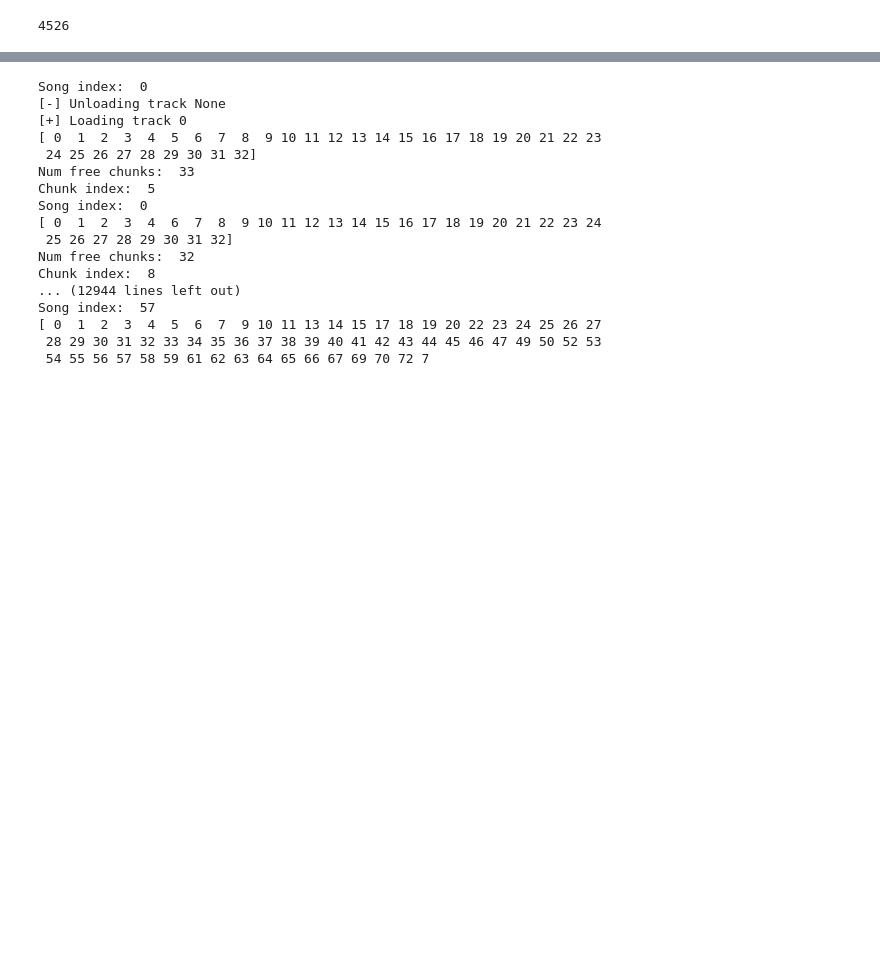
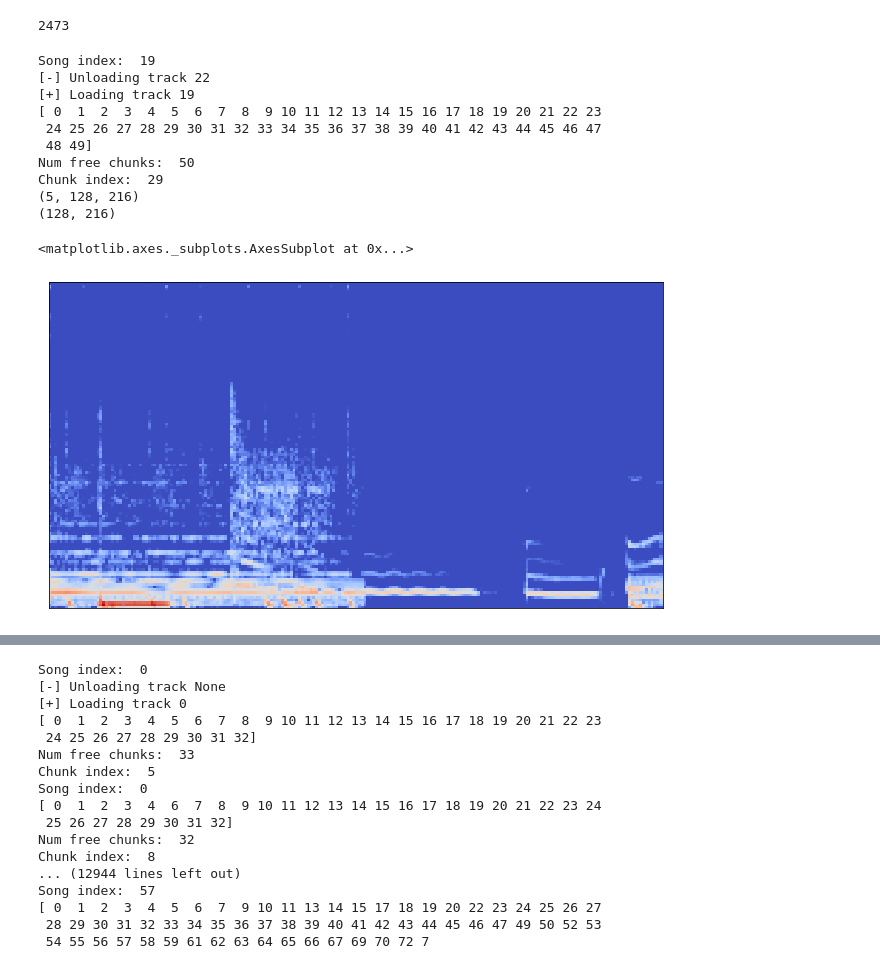
Before and after one commit to apelykh/deep-audio-mixer, a Jupyter notebook: runner.ipynb, the cells around one changed output, grey strips where cells are left out. Cells and saved outputs as stored; diff of their text form; code cells hidden in the pictures; blank space fills up the shorter version.

```diff
--- a/runner.ipynb
+++ b/runner.ipynb
@@ -7,7 +18,29 @@ from torch.utils.data import DataLoader
 # %%
-d = AudioMixingDataset('/media/apelykh/bottomless-pit/datasets/mixing/MUSDB18HQ/train',
-                       chunk_length=5, train_val_test_split=(1.0, 0.0, 0.0),
-                       mode='train', seed=123)
+d = AudioMixingDataset('/media/apelykh/bottomless-pit/datasets/mixing/MUSDB18HQ/test',
+                       chunk_length=5, train_val_test_split=(0.0, 0.0, 1.0),
+                       mode='test', seed=123)
 print(len(d))
 # %% [output]
-4526
+2473
+# %%
+plt.figure(figsize=(11,6))
+
+sample = d[945]
+# ipd.Audio(d[1103]['drums_audio'], rate=44100)
+print(sample['train_features'].shape)
+print(sample['gt_features'].shape)
+librosa.display.specshow(sample['gt_features'])
+# print(d[1004]['mixture_feature'])
+# %% [output]
+Song index:  19
+[-] Unloading track 22
+[+] Loading track 19
+[ 0  1  2  3  4  5  6  7  8  9 10 11 12 13 14 15 16 17 18 19 20 21 22 23
+ 24 25 26 27 28 29 30 31 32 33 34 35 36 37 38 39 40 41 42 43 44 45 46 47
+ 48 49]
+Num free chunks:  50
+Chunk index:  29
+(5, 128, 216)
+(128, 216)
+<matplotlib.axes._subplots.AxesSubplot at 0x...>
+[figure, added]
```
Also changed, not shown: parts of 5 cells of this notebook, 2 other files.
